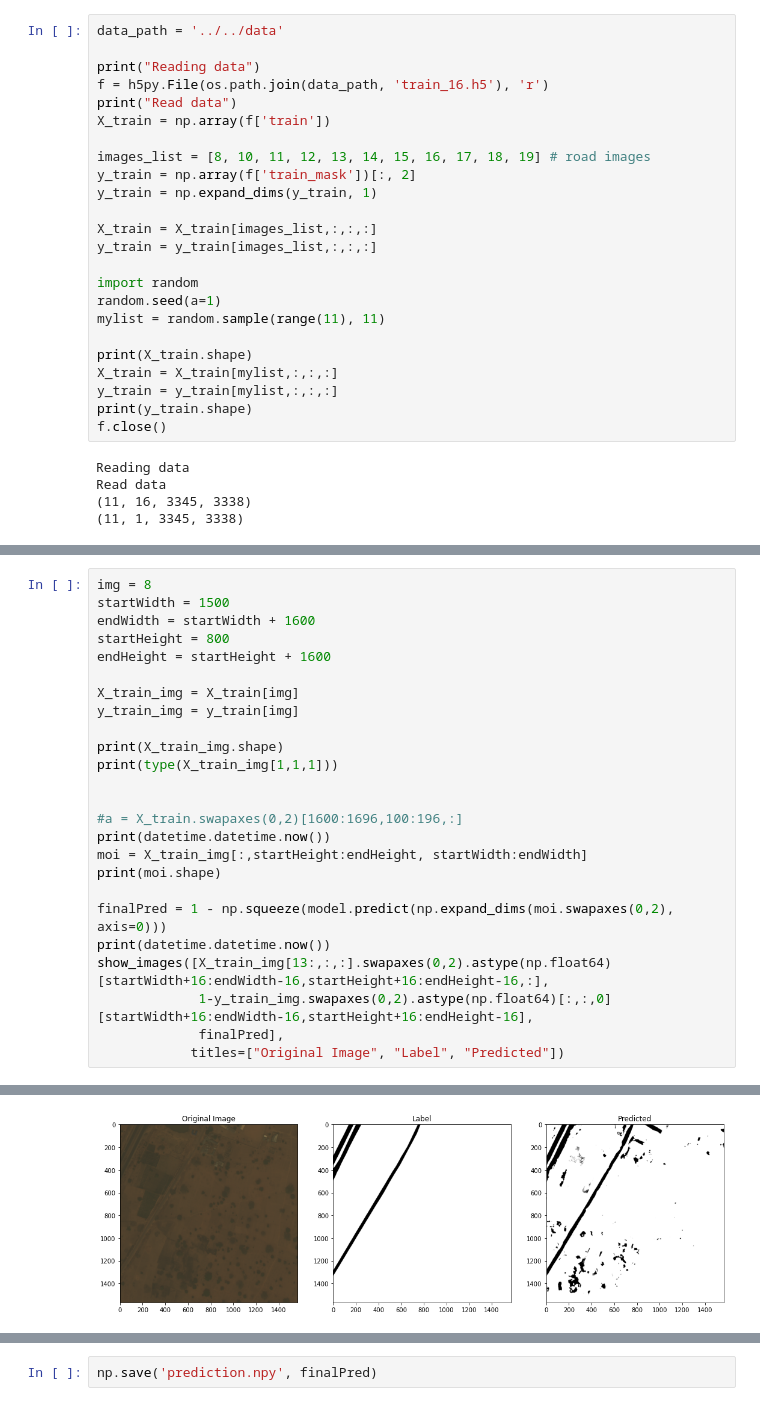
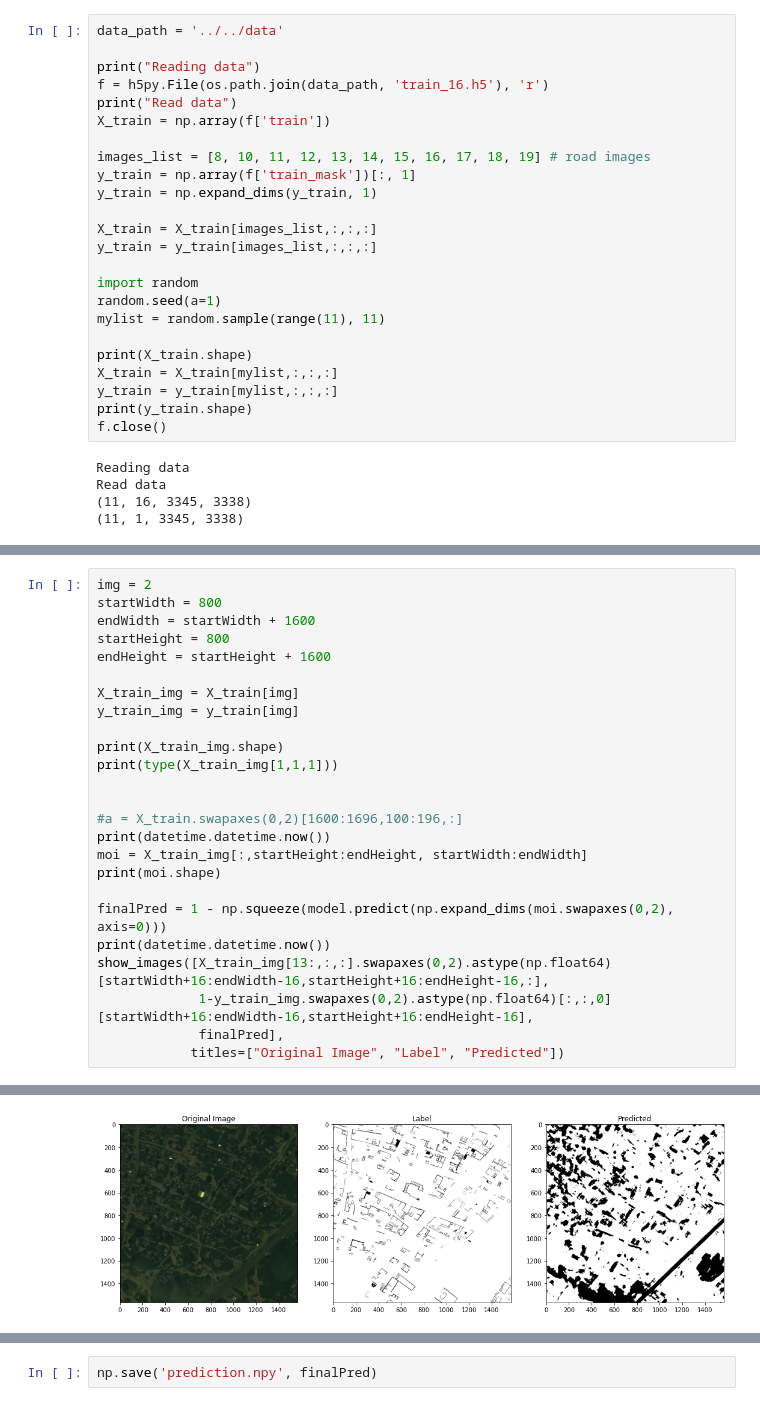
Before and after one commit to abdchau/rac-v-satellite-imagery, a Jupyter notebook: src/post_processing/make_predictions.ipynb, the cells around one changed output, grey strips where cells are left out. Saved outputs shown, nothing was run; the diff lists cells and outputs as text.

```diff
--- a/src/post_processing/make_predictions.ipynb
+++ b/src/post_processing/make_predictions.ipynb
@@ -47,7 +47,7 @@ print("Read data")
 X_train = np.array(f['train'])
 
 images_list = [8, 10, 11, 12, 13, 14, 15, 16, 17, 18, 19] # road images
-y_train = np.array(f['train_mask'])[:, 2]
+y_train = np.array(f['train_mask'])[:, 1]
 y_train = np.expand_dims(y_train, 1)
 
 X_train = X_train[images_list,:,:,:]
@@ -79,8 +78,8 @@ print("Read model weights")
 Reading model weights
 Read model weights
 # %%
-img = 8
-startWidth = 1500
+img = 2
+startWidth = 800
 endWidth = startWidth + 1600
 startHeight = 800
 endHeight = startHeight + 1600
@@ -112,4 +111,4 @@ show_images([X_train_img[13:,:,:].swapaxes(0,2).astype(np.float64)[startWidth+16
-[figure, old version]
+[figure, new version]
 # %%
 plt.imshow(finalPred)
 # %% [output]
```
Also changed, not shown: parts of 4 cells of this notebook, 26 other files.
